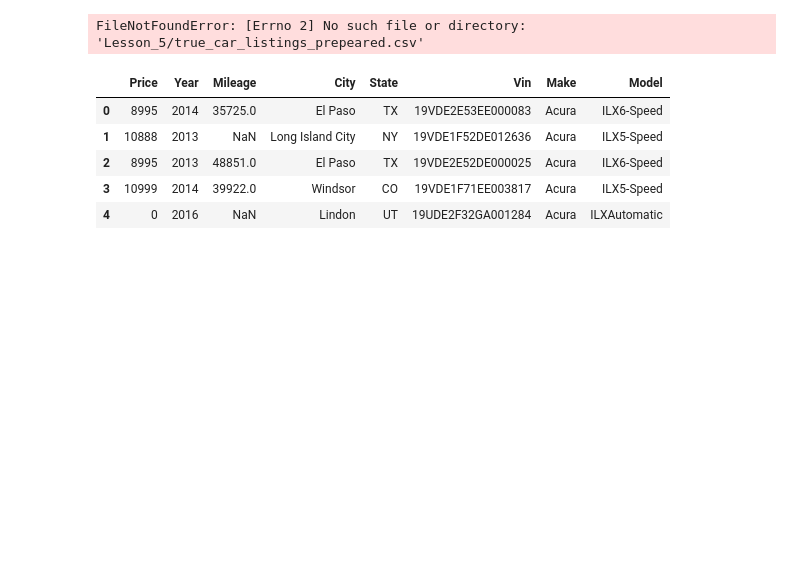
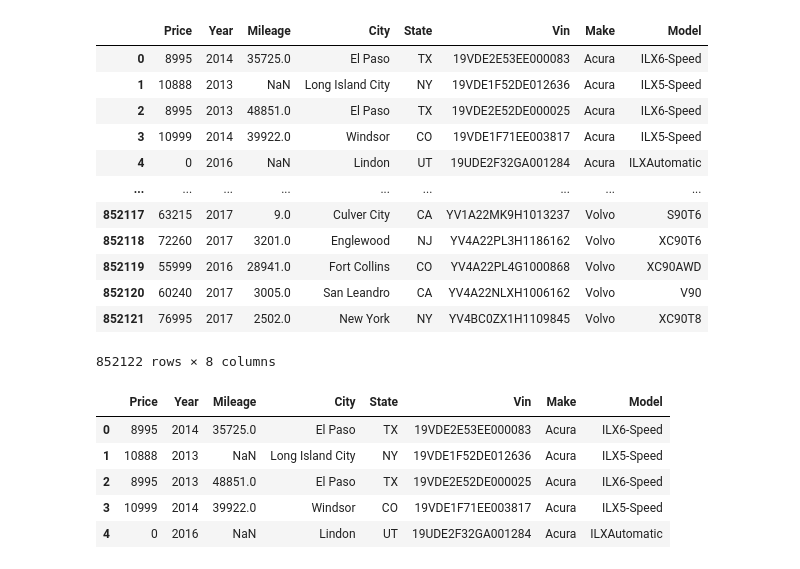
Before and after one commit to Oleg-Storozhev/HillelAI, a Jupyter notebook: Lesson_5/Lesson.ipynb, the cells around one changed output. Drawn from its saved outputs; the diff is of its cells as text; code cells hidden in the pictures; blank space fills up the shorter version.

```diff
--- a/Lesson_5/Lesson.ipynb
+++ b/Lesson_5/Lesson.ipynb
@@ -1,11 +1,23 @@
 # %%
 import pandas as pd
 import matplotlib.pyplot as plt
 from sklearn.linear_model import LinearRegression
-df = pd.read_csv('Lesson_5/true_car_listings_prepeared.csv')
+df = pd.read_csv('true_car_listings_prepeared.csv')
 df
 # %% [output]
+|  | Price | Year | Mileage | City | State | Vin | Make | Model |
+| 0 | 8995 | 2014 | 35725.0 | El Paso | TX | 19VDE2E53EE000083 | Acura | ILX6-Speed |
+| 1 | 10888 | 2013 | NaN | Long Island City | NY | 19VDE1F52DE012636 | Acura | ILX5-Speed |
+| 2 | 8995 | 2013 | 48851.0 | El Paso | TX | 19VDE2E52DE000025 | Acura | ILX6-Speed |
+| 3 | 10999 | 2014 | 39922.0 | Windsor | CO | 19VDE1F71EE003817 | Acura | ILX5-Speed |
+| 4 | 0 | 2016 | NaN | Lindon | UT | 19UDE2F32GA001284 | Acura | ILXAutomatic |
+| ... | ... | ... | ... | ... | ... | ... | ... | ... |
+| 852117 | 63215 | 2017 | 9.0 | Culver City | CA | YV1A22MK9H1013237 | Volvo | S90T6 |
+| 852118 | 72260 | 2017 | 3201.0 | Englewood | NJ | YV4A22PL3H1186162 | Volvo | XC90T6 |
+| 852119 | 55999 | 2016 | 28941.0 | Fort Collins | CO | YV4A22PL4G1000868 | Volvo | XC90AWD |
+| 852120 | 60240 | 2017 | 3005.0 | San Leandro | CA | YV4A22NLXH1006162 | Volvo | V90 |
+| 852121 | 76995 | 2017 | 2502.0 | New York | NY | YV4BC0ZX1H1109845 | Volvo | XC90T8 |
-FileNotFoundError: [Errno 2] No such file or directory: 'Lesson_5/true_car_listings_prepeared.csv'
+852122 rows × 8 columns
 # %%
 df.head()
 # %% [output]
```
Also changed, not shown: parts of 6 cells of this notebook, 2 other files.
